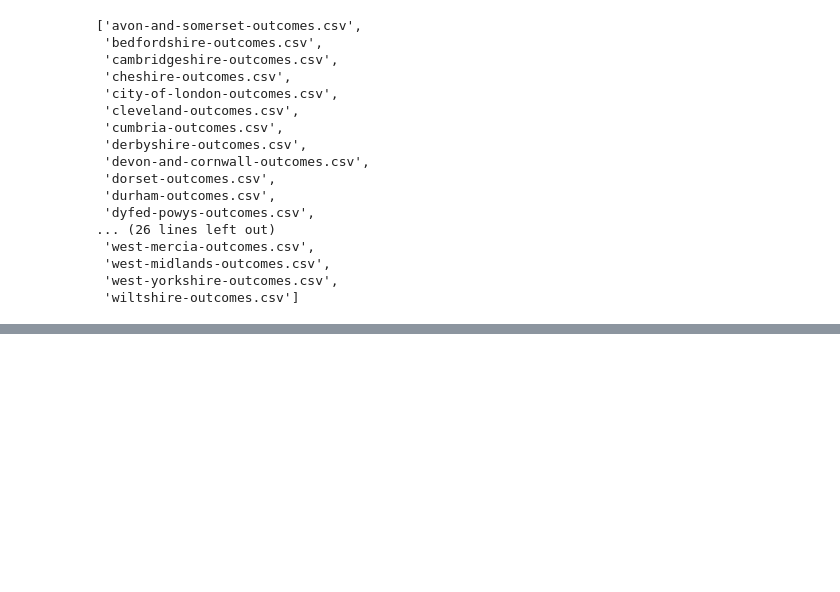
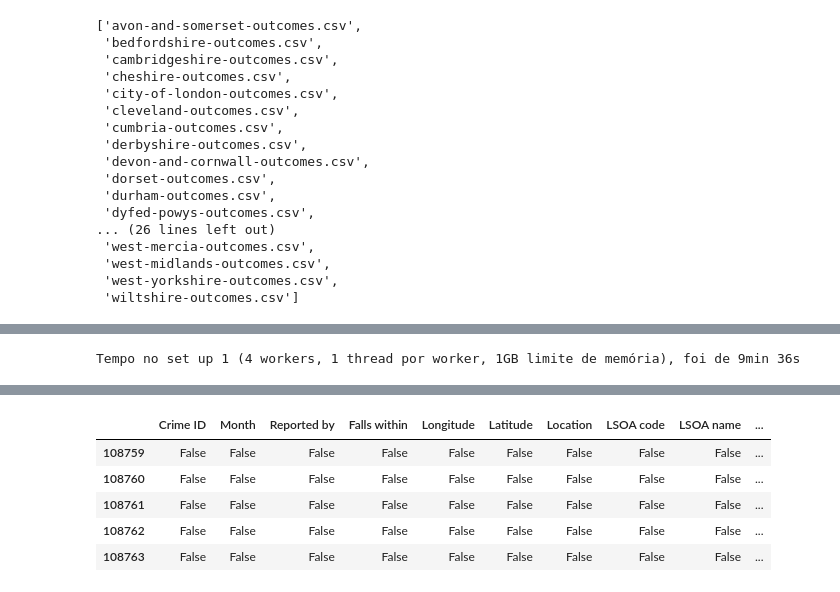
Before and after one commit to andreneustein/criminalida_uk, a Jupyter notebook: CompreensaoDaBase.ipynb, the cells around one changed output, grey strips where cells are left out. Cells and saved outputs as stored; diff of their text form; code cells hidden in the pictures; blank space fills up the shorter version.

```diff
--- a/CompreensaoDaBase.ipynb
+++ b/CompreensaoDaBase.ipynb
@@ -379,0 +426,9 @@ Wall time: 534 ms
+# %%
+print(f'Tempo no set up 1 ({set_up1}), foi de 9min 36s')
+# %% [output]
+Tempo no set up 1 (4 workers, 1 thread por worker, 1GB limite de memória), foi de 9min 36s
+# %%
+%%time
+nulos = outcomes.isna()
+nulos.tail()
+# %% [output]
@@ -379,0 +437,6 @@ Wall time: 534 ms
+|  | Crime ID | Month | Reported by | Falls within | Longitude | Latitude | Location | LSOA code | LSOA name | ... |
+| 108759 | False | False | False | False | False | False | False | False | False | ... |
+| 108760 | False | False | False | False | False | False | False | False | False | ... |
+| 108761 | False | False | False | False | False | False | False | False | False | ... |
+| 108762 | False | False | False | False | False | False | False | False | False | ... |
+| 108763 | False | False | False | False | False | False | False | False | False | ... |
```
Also changed, not shown: parts of 28 cells of this notebook.
